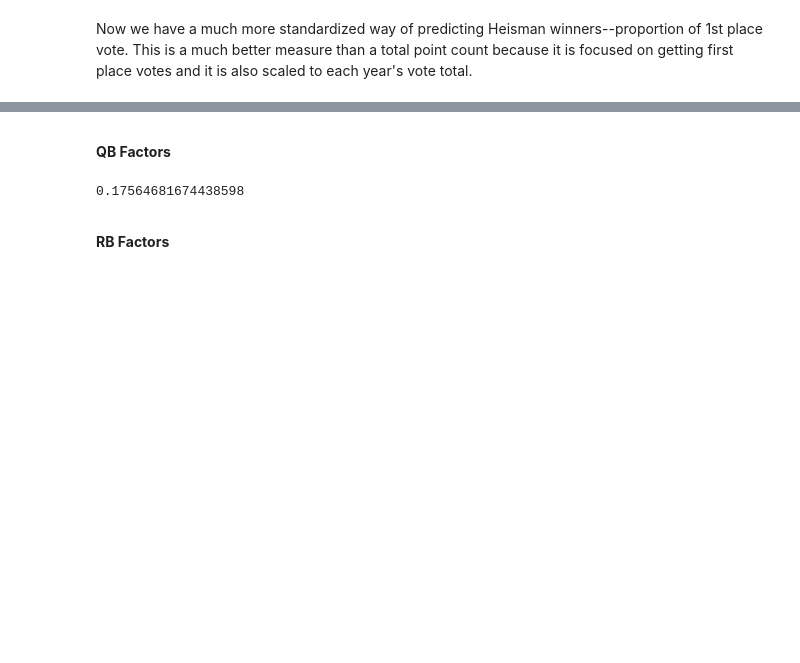
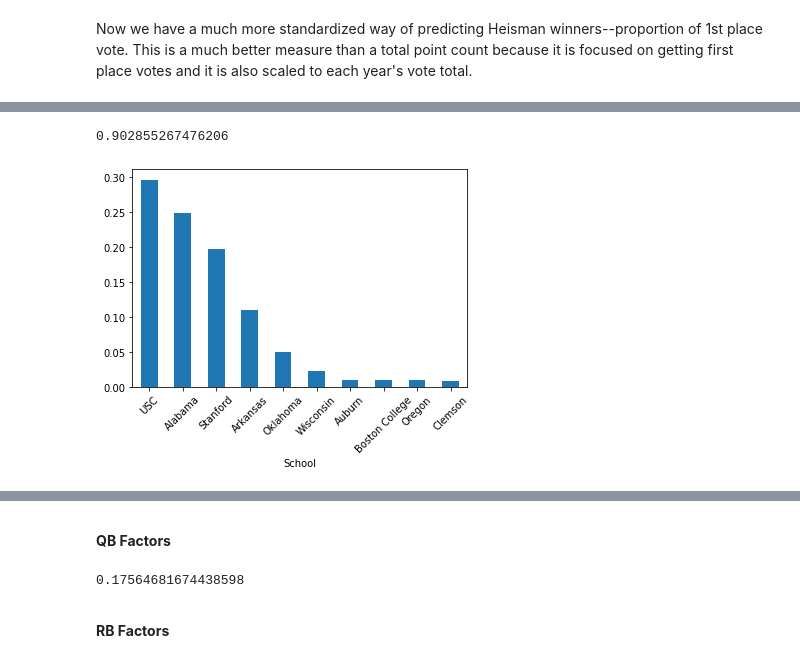
Before and after one commit to SeanSteinle/HeismanModeling, a Jupyter notebook: notebooks/BuildingHeismanDataset.ipynb, the cells around one changed output, grey strips where cells are left out. Drawn from its saved outputs; the diff is of its cells as text; code cells hidden in the pictures; blank space fills up the shorter version.

```diff
--- a/notebooks/BuildingHeismanDataset.ipynb
+++ b/notebooks/BuildingHeismanDataset.ipynb
@@ -411,0 +473,6 @@ NOTE TO SELF. DO THIS BY PROPORTION, ALSO REFORMAT GRAPHS.
+# %%
+rb_fvotes_by_school.sort_values(ascending=False)[:10].plot.bar(rot=45)
+rb_fvotes_by_school.sort_values(ascending=False)[:5].sum()
+# %% [output]
+0.902855267476206
+[figure, added]
```
Also changed, not shown: parts of 29 cells of this notebook, 5 other files.
